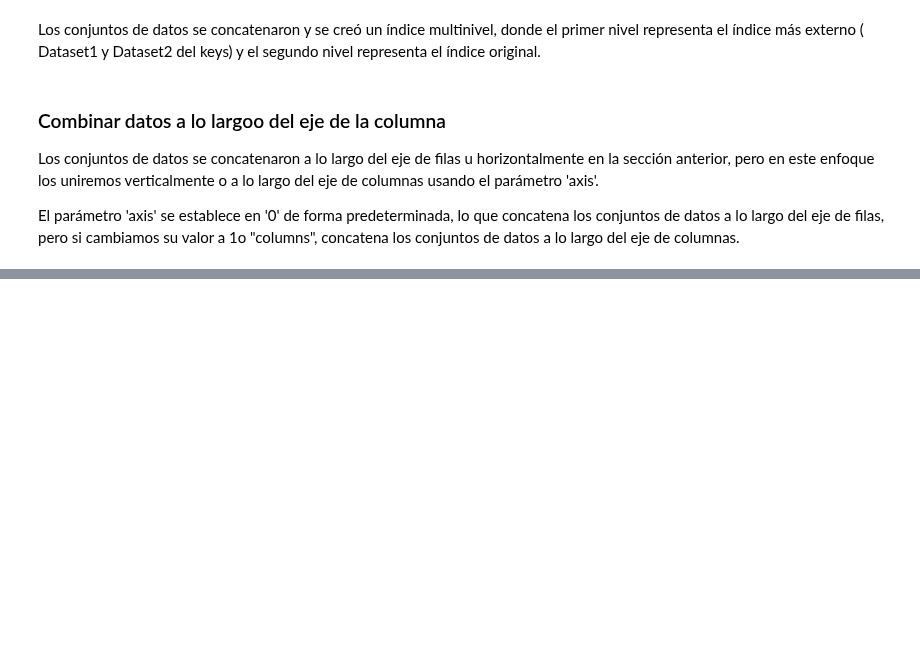
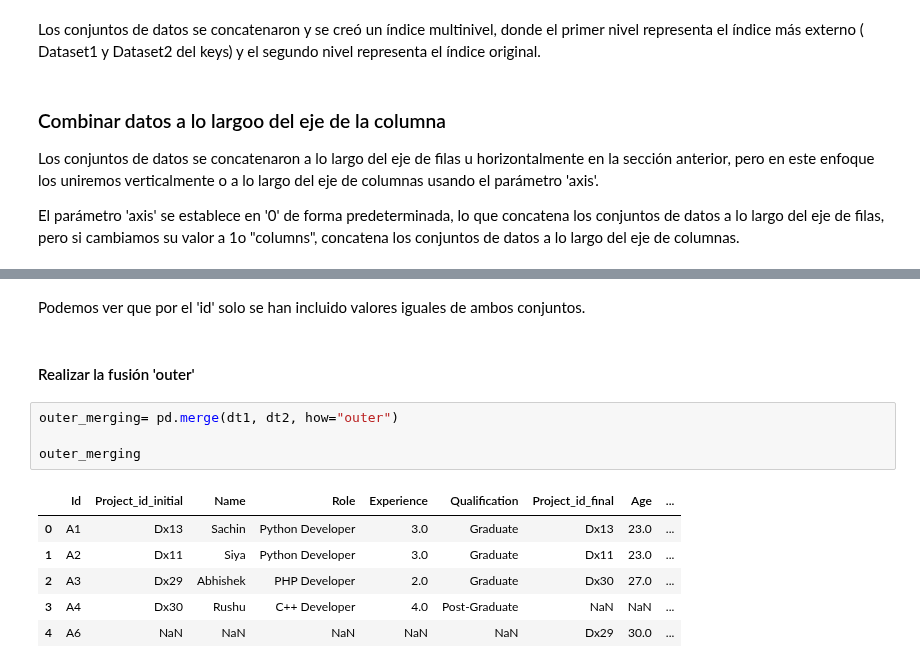
Before and after one commit to mizos0512/RPython, a Jupyter notebook: Notebooks/articulo_1.ipynb, the cells around one changed output, grey strips where cells are left out. Drawn from its saved outputs; the diff is of its cells as text; blank space fills up the shorter version.

```diff
--- a/Notebooks/articulo_1.ipynb
+++ b/Notebooks/articulo_1.ipynb
@@ -175,0 +237,15 @@ combine_vertically
+# %% [markdown]
+Podemos ver que por el 'id' solo se han incluido valores iguales de ambos conjuntos.
+# %% [markdown]
+#### Realizar la fusión 'outer'
+# %%
+outer_merging= pd.merge(dt1, dt2, how="outer")
+
+outer_merging
+# %% [output]
+|  | Id | Project_id_initial | Name | Role | Experience | Qualification | Project_id_final | Age | ... |
+| 0 | A1 | Dx13 | Sachin | Python Developer | 3.0 | Graduate | Dx13 | 23.0 | ... |
+| 1 | A2 | Dx11 | Siya | Python Developer | 3.0 | Graduate | Dx11 | 23.0 | ... |
+| 2 | A3 | Dx29 | Abhishek | PHP Developer | 2.0 | Graduate | Dx30 | 27.0 | ... |
+| 3 | A4 | Dx30 | Rushu | C++ Developer | 4.0 | Post-Graduate | NaN | NaN | ... |
+| 4 | A6 | NaN | NaN | NaN | NaN | NaN | Dx29 | 30.0 | ... |
```
Also changed, not shown: parts of 56 cells of this notebook, 3 other files.
